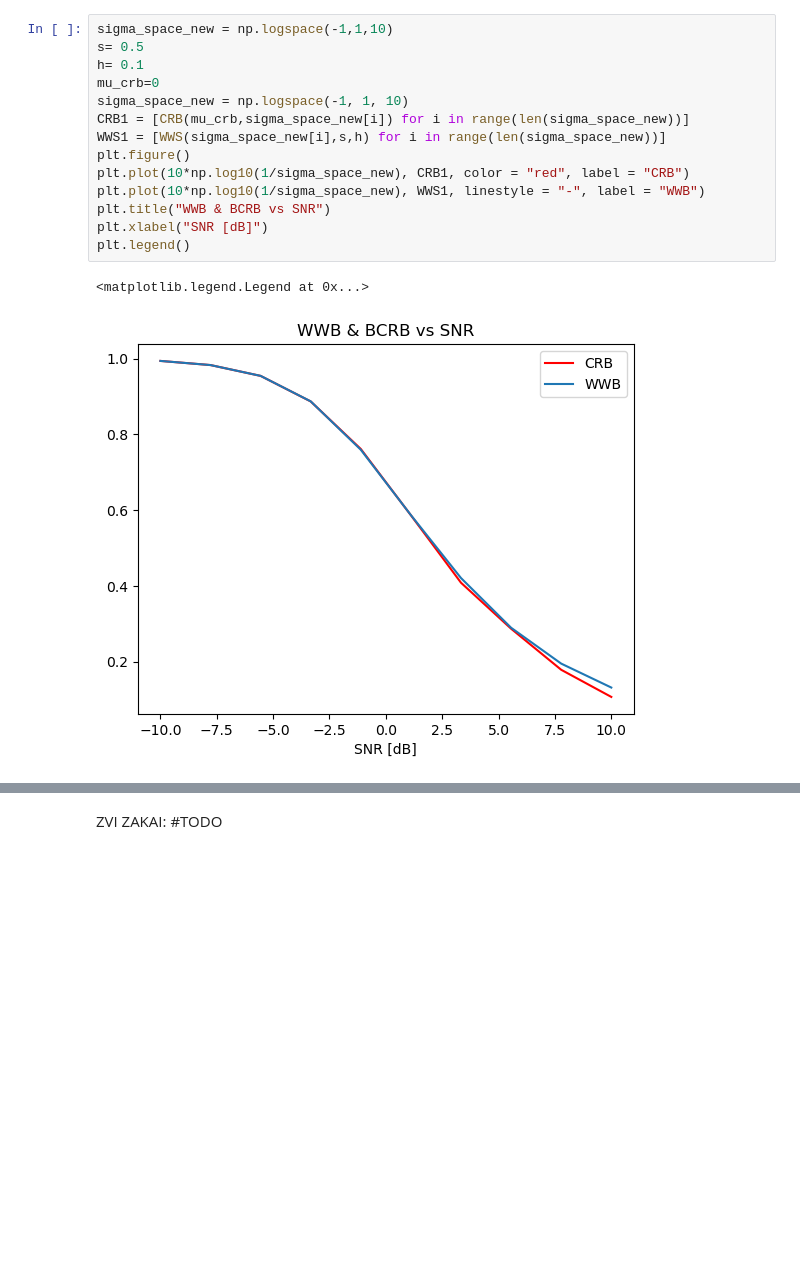
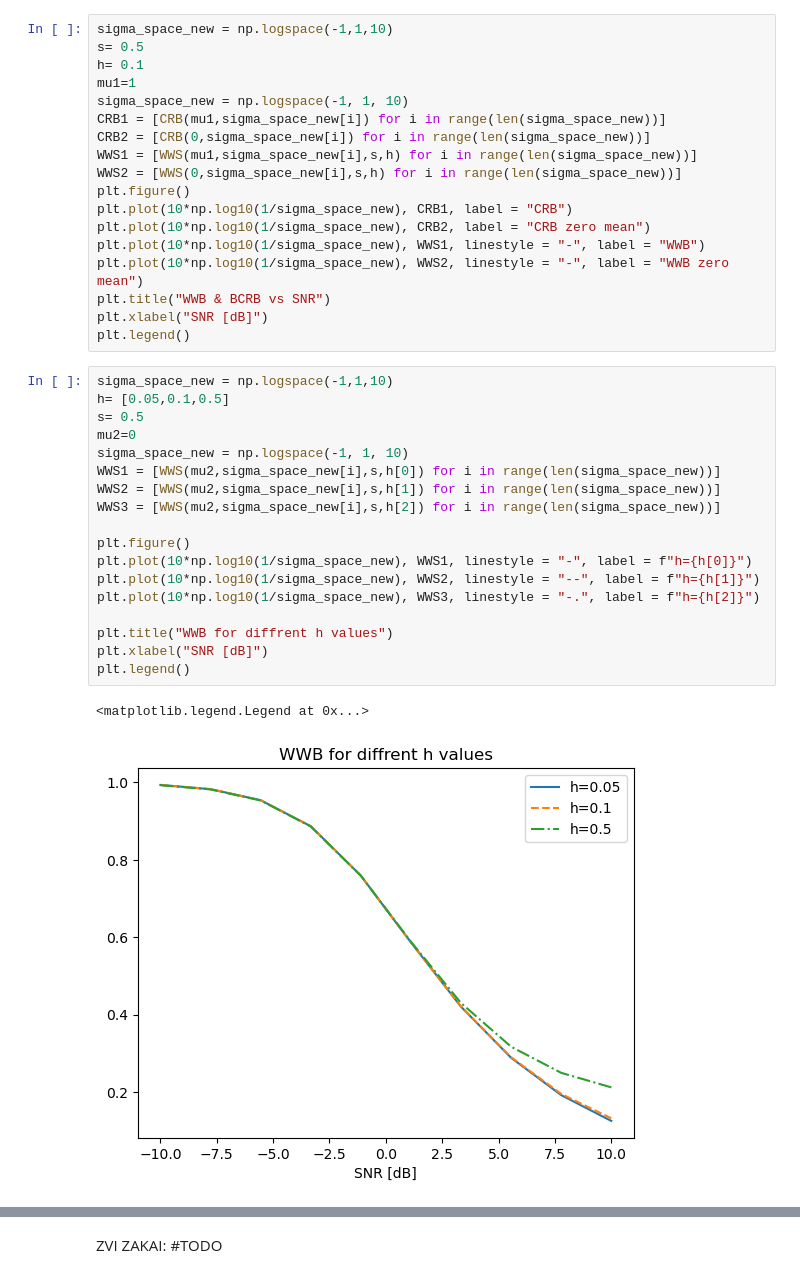
Before and after one commit to mazyaniv/Channel_Estimation, a Jupyter notebook: BOUNDS.ipynb, the cells around one changed output, grey strips where cells are left out. Drawn from its saved outputs; the diff is of its cells as text; blank space fills up the shorter version.

```diff
--- a/BOUNDS.ipynb
+++ b/BOUNDS.ipynb
@@ -52,18 +53,40 @@ def WWS(sigma2,s,h,thresh_real=0): #TODO: make it valid for general mu
 sigma_space_new = np.logspace(-1,1,10)
 s= 0.5
 h= 0.1
-mu_crb=0
+mu1=1
 sigma_space_new = np.logspace(-1, 1, 10)
-CRB1 = [CRB(mu_crb,sigma_space_new[i]) for i in range(len(sigma_space_new))]
-WWS1 = [WWS(sigma_space_new[i],s,h) for i in range(len(sigma_space_new))]
+CRB1 = [CRB(mu1,sigma_space_new[i]) for i in range(len(sigma_space_new))]
+CRB2 = [CRB(0,sigma_space_new[i]) for i in range(len(sigma_space_new))]
+WWS1 = [WWS(mu1,sigma_space_new[i],s,h) for i in range(len(sigma_space_new))]
+WWS2 = [WWS(0,sigma_space_new[i],s,h) for i in range(len(sigma_space_new))]
 plt.figure()
-plt.plot(10*np.log10(1/sigma_space_new), CRB1, color = "red", label = "CRB")
+plt.plot(10*np.log10(1/sigma_space_new), CRB1, label = "CRB")
+plt.plot(10*np.log10(1/sigma_space_new), CRB2, label = "CRB zero mean")
 plt.plot(10*np.log10(1/sigma_space_new), WWS1, linestyle = "-", label = "WWB")
+plt.plot(10*np.log10(1/sigma_space_new), WWS2, linestyle = "-", label = "WWB zero mean")
 plt.title("WWB & BCRB vs SNR")
 plt.xlabel("SNR [dB]")
 plt.legend()
-# %% [output]
-<matplotlib.legend.Legend at 0x...>
-[figure, removed]
+# %%
+sigma_space_new = np.logspace(-1,1,10)
+h= [0.05,0.1,0.5]
+s= 0.5
+mu2=0
+sigma_space_new = np.logspace(-1, 1, 10)
+WWS1 = [WWS(mu2,sigma_space_new[i],s,h[0]) for i in range(len(sigma_space_new))]
+WWS2 = [WWS(mu2,sigma_space_new[i],s,h[1]) for i in range(len(sigma_space_new))]
+WWS3 = [WWS(mu2,sigma_space_new[i],s,h[2]) for i in range(len(sigma_space_new))]
+
+plt.figure()
+plt.plot(10*np.log10(1/sigma_space_new), WWS1, linestyle = "-", label = f"h={h[0]}")
+plt.plot(10*np.log10(1/sigma_space_new), WWS2, linestyle = "--", label = f"h={h[1]}")
+plt.plot(10*np.log10(1/sigma_space_new), WWS3, linestyle = "-.", label = f"h={h[2]}")
+
+plt.title("WWB for diffrent h values")
+plt.xlabel("SNR [dB]")
+plt.legend()
+# %% [output]
+<matplotlib.legend.Legend at 0x...>
+[figure, added]
 # %%
 sigma_space_new = np.logspace(-1,1,10)
```
Also changed, not shown: parts of 5 cells of this notebook.
